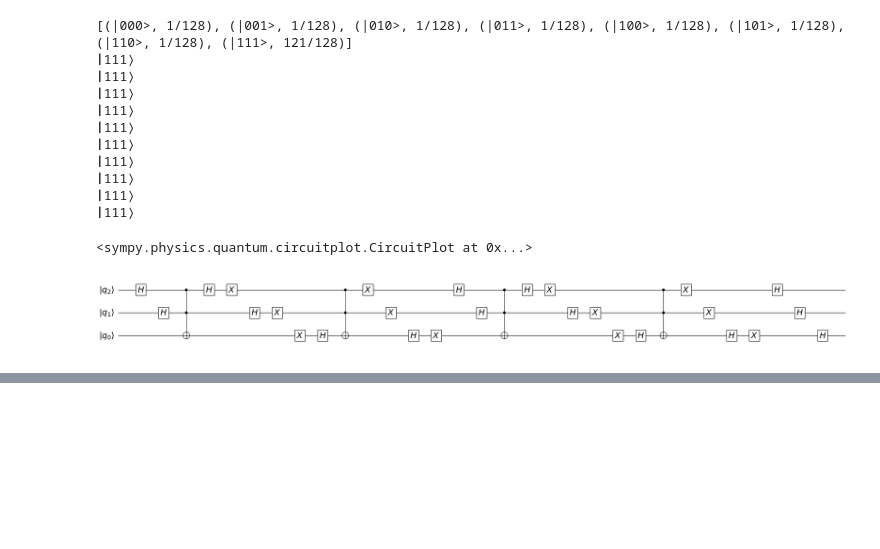
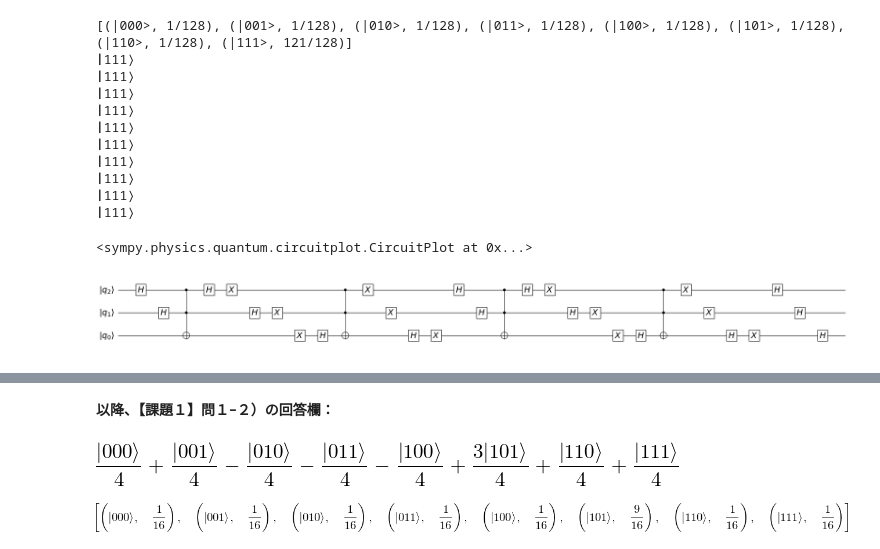
Before and after one commit to kyamaz/openql-notes, a Jupyter notebook: docs/20190121/quantum_alg_grover_handout.ipynb, the cells around one changed output, grey strips where cells are left out. Drawn from its saved outputs; the diff is of its cells as text; code cells hidden in the pictures; blank space fills up the shorter version.

```diff
--- a/docs/20190121/quantum_alg_grover_handout.ipynb
+++ b/docs/20190121/quantum_alg_grover_handout.ipynb
@@ -151,0 +215,17 @@ CircuitPlot(gate_simp(d_3_gate*mark_7*d_3_gate*mark_7*h_3),nqubits=3,labels=labe
+# %% [markdown]
+**以降、【課題１】問１−２）の回答欄：**
+# %%
+# | 101 > の検索する量子回路を作成する。
+
+mark_5 = X(1)*CCZ(1,2,0)*X(1)
+grover_5 = gate_simp(d_3*mark_5*d_3*mark_5)
+state1_5 = qapply(d_3*mark_5*init_state)
+qapply(d_3*mark_5*state1_5)
+# %% [output]
+[figure, added]
+# %%
+# 上で作った量子回路を初期状態と作用させて measure_all() でかく状態の確率をみて、考察する。
+
+measure_all(qapply(grover_5*init_state))
+# %% [output]
+[figure, added]
```
Also changed, not shown: parts of 12 cells of this notebook.
